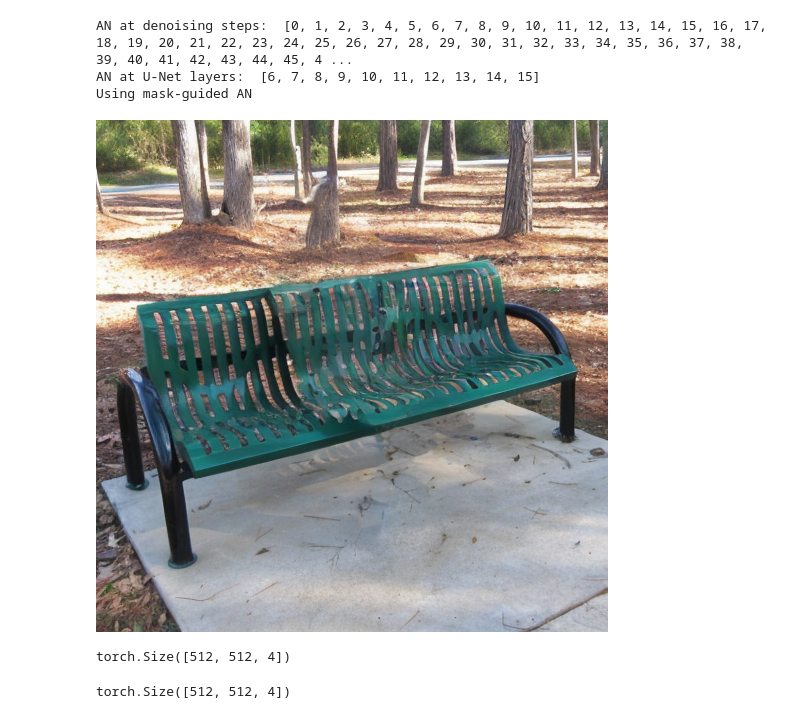
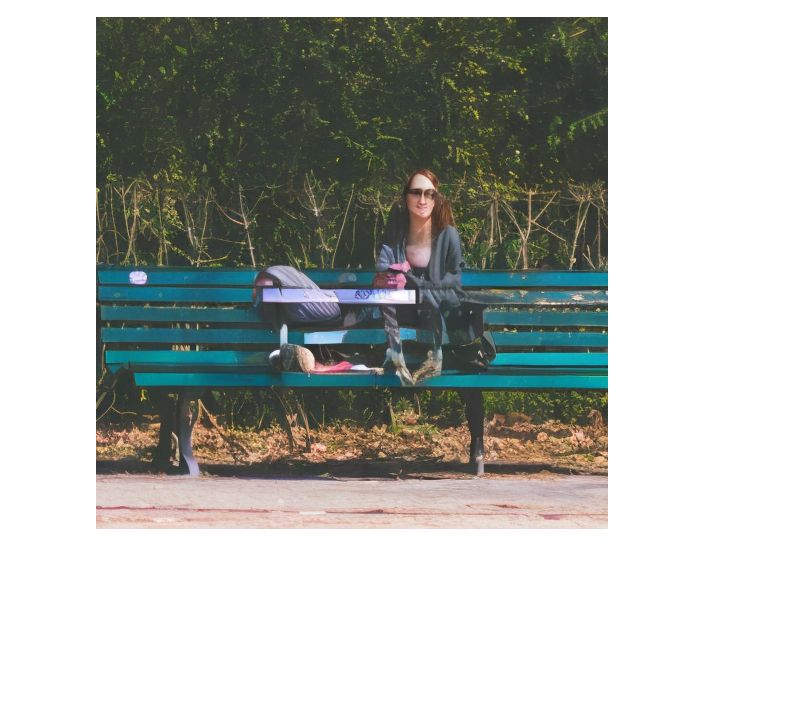
Before and after one commit to datanlab/AttentiveEraser, a Jupyter notebook: inp.ipynb, the cells around one changed output. Saved outputs shown, nothing was run; the diff lists cells and outputs as text; code cells hidden in the pictures; blank space fills up the shorter version.

```diff
--- a/inp.ipynb
+++ b/inp.ipynb
@@ -9 +7,10 @@ from masactrl.masactrl_utils import regiter_attention_editor_diffusers
 import torch.nn.functional as F
+# %%
+scheduler = DDIMScheduler(beta_start=0.00085, beta_end=0.012, beta_schedule="scaled_linear", clip_sample=False, set_alpha_to_one=False)
+#scheduler = DPMSolverMultistepScheduler(beta_start=0.00085, beta_end=0.012, beta_schedule="scaled_linear",solver_order=3)
+pipe = StableDiffusionInpaintPipeline.from_pretrained(
+    "/hy-tmp/stable-diffusion-2-inpainting",
+    scheduler=scheduler,
+    torch_dtype=torch.float32,
+)
+pipe.to("cuda")
@@ -10,13 +35,4 @@ import torch.nn.functional as F
 # %%
-image_path = "/home/user01/MyREMOVAL/examples/img/an.png"
-mask_image_path = "/home/user01/MyREMOVAL/examples/mask/an_mask.png"
+image_path = "/hy-tmp/MyREMOVAL/examples/img/22.png"
+mask_image_path = "/hy-tmp/MyREMOVAL/examples/mask/22_mask.png"
 prompts = ""
-# %%
-scheduler = DDIMScheduler(beta_start=0.00085, beta_end=0.012, beta_schedule="scaled_linear", clip_sample=False, set_alpha_to_one=False)
-#scheduler = DPMSolverMultistepScheduler(beta_start=0.00085, beta_end=0.012, beta_schedule="scaled_linear",solver_order=3)
-pipe = StableDiffusionInpaintPipeline.from_pretrained(
-    "/home/user01/SD2-1-base",
-    scheduler=scheduler,
-    torch_dtype=torch.float32,
-)
-pipe.to("cuda")
@@ -67,19 +46,6 @@ def load_mask(mask_path):
     return mask
 
 test_mask = load_mask(mask_image_path)
-# inference the synthesized image with MasaCtrl
-START_STEP = 0
-END_STEP = 50
-LAYER = 6 #0~5down,6mid,7~15up
-END_LAYER = 16
-
-# hijack the attention module
-editor = MutualSelfAttentionControlMask_inp(START_STEP, END_STEP, LAYER, END_LAYER, mask=test_mask)
-regiter_attention_editor_diffusers(pipe, editor)
-# %% [output]
-AN at denoising steps:  [0, 1, 2, 3, 4, 5, 6, 7, 8, 9, 10, 11, 12, 13, 14, 15, 16, 17, 18, 19, 20, 21, 22, 23, 24, 25, 26, 27, 28, 29, 30, 31, 32, 33, 34, 35, 36, 37, 38, 39, 40, 41, 42, 43, 44, 45, 4 ...
-AN at U-Net layers:  [6, 7, 8, 9, 10, 11, 12, 13, 14, 15]
-Using mask-guided AN
 # %%
 image_s = Image.open(image_path).convert('RGB')
 mask = Image.open(mask_image_path)
@@ -88,21 +54,8 @@ g = torch.Generator('cuda').manual_seed(seed)
 # %%
 #image and mask_image should be PIL images.
 #The mask structure is white for inpainting and black for keeping as is
 image = pipe(prompt=prompts, image=image_s, mask_image=mask,num_inference_steps = 50,strength=1,generator=g, guidance_scale = 1).images[0]
-image.save("/home/user01/sd_inp/result.png")
+image.save("/hy-tmp/MyREMOVAL/result.png")
 image
 # %% [output]
-[figure, old version]
+[figure, new version]
-# %%
-ori_image = Image.open(image_path)
-dior_array = np.array(ori_image)
-dior_tensor = torch.tensor(dior_array)
-dior_tensor.size()
-# %% [output]
-torch.Size([512, 512, 4])
-# %%
-mask_array = np.array(mask)
-mask_tensor = torch.tensor(mask_array)
-mask_tensor.size()
-# %% [output]
-torch.Size([512, 512, 4])
```
Also changed, not shown: parts of 4 cells of this notebook, 55 other files.
